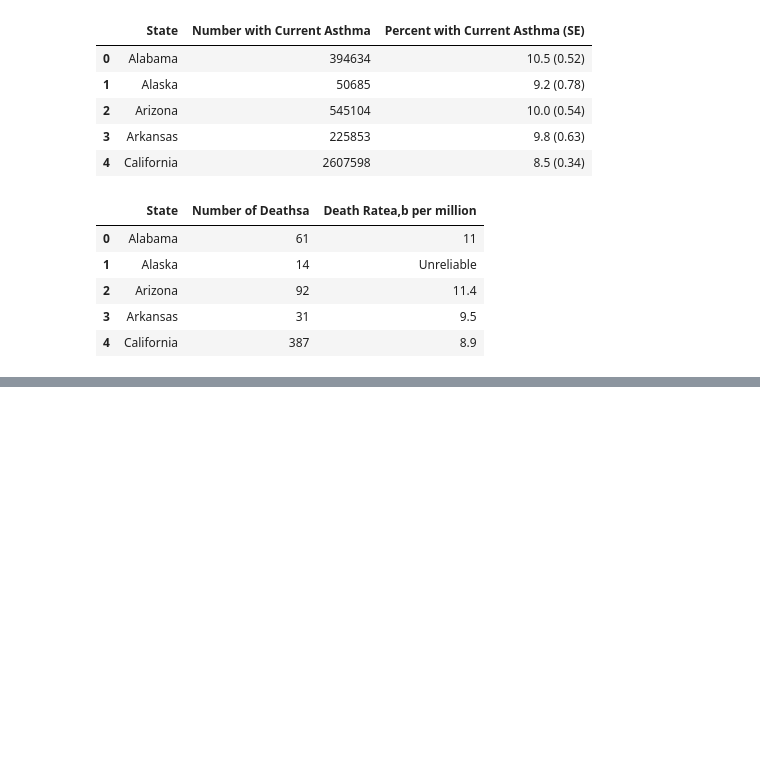
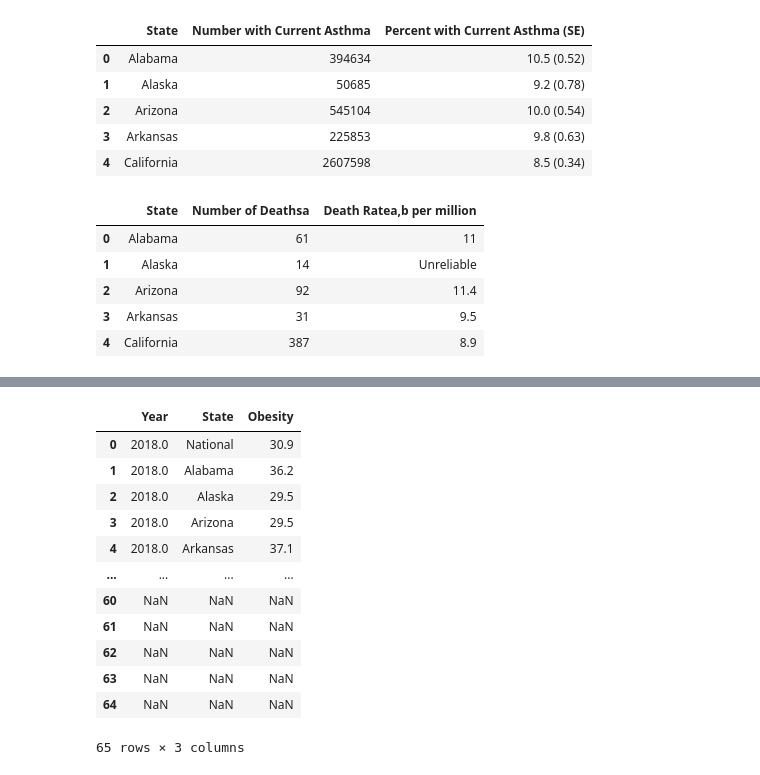
Before and after one commit to oojo12/FAT, a Jupyter notebook: Read Medical Datafiles.ipynb, the cells around one changed output, grey strips where cells are left out. Cells and saved outputs as stored; diff of their text form; code cells hidden in the pictures; blank space fills up the shorter version.

Commit message:
added obesity, crd, asthma, by 2018

```diff
--- a/Read Medical Datafiles.ipynb
+++ b/Read Medical Datafiles.ipynb
@@ -238,0 +212,8 @@ crd_df.append([2018.0,'DC','-', '-'], [2018.0, ''])
+# %%
+ob_df = pd.read_csv(outfp, sep='')
+# %%
+selected_cols = ['YearEnd', 'LocationDesc', 'Data_Value' ]
+# %%
+ob_df = ob_df[selected_cols]
+# %%
+ob_df = ob_df.rename(columns={'YearEnd': 'Year', 'LocationDesc': 'State', 'Data_Value': 'Obesity'})
@@ -238,0 +229,16 @@ crd_df.append([2018.0,'DC','-', '-'], [2018.0, ''])
+# %%
+ob_df.head(100)
+# %% [output]
+|  | Year | State | Obesity |
+| 0 | 2018.0 | National | 30.9 |
+| 1 | 2018.0 | Alabama | 36.2 |
+| 2 | 2018.0 | Alaska | 29.5 |
+| 3 | 2018.0 | Arizona | 29.5 |
+| 4 | 2018.0 | Arkansas | 37.1 |
+| ... | ... | ... | ... |
+| 60 | NaN | NaN | NaN |
+| 61 | NaN | NaN | NaN |
+| 62 | NaN | NaN | NaN |
+| 63 | NaN | NaN | NaN |
+| 64 | NaN | NaN | NaN |
+65 rows × 3 columns
```
Also changed, not shown: parts of 41 cells of this notebook, 2 other files.
